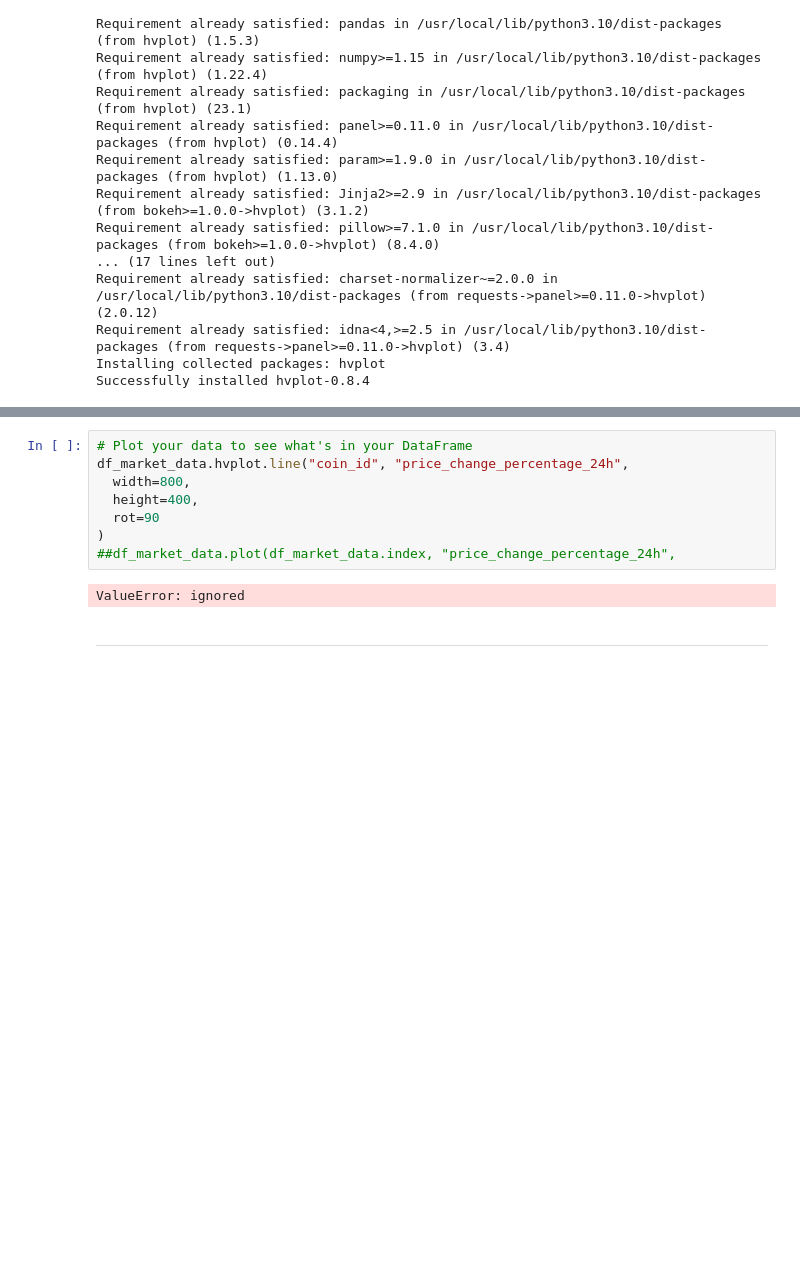
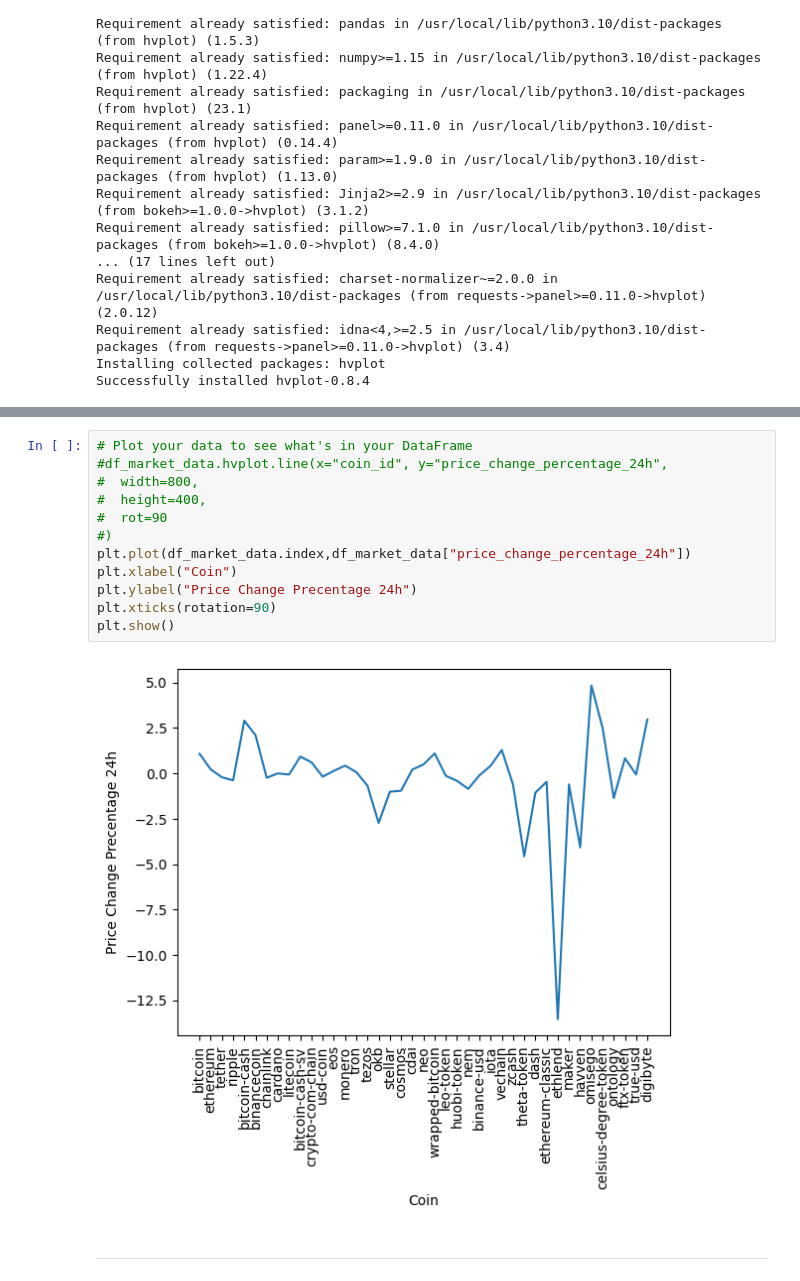
Before and after one commit to kdmorjam/CryptoClustering, a Jupyter notebook: Crypto_Clustering.ipynb, the cells around one changed output, grey strips where cells are left out. Drawn from its saved outputs; the diff is of its cells as text; blank space fills up the shorter version.

```diff
--- a/Crypto_Clustering.ipynb
+++ b/Crypto_Clustering.ipynb
@@ -64,14 +62,18 @@ df_describe
 | max | 4.840330 | 20.694590 | 24.239190 | 140.795700 | ... |
 # %%
 # Plot your data to see what's in your DataFrame
-df_market_data.hvplot.line("coin_id", "price_change_percentage_24h",
-  width=800,
-  height=400,
-  rot=90
-)
-##df_market_data.plot(df_market_data.index, "price_change_percentage_24h",
+#df_market_data.hvplot.line(x="coin_id", y="price_change_percentage_24h",
+#  width=800,
+#  height=400,
+#  rot=90
+#)
+plt.plot(df_market_data.index,df_market_data["price_change_percentage_24h"])
+plt.xlabel("Coin")
+plt.ylabel("Price Change Precentage 24h")
+plt.xticks(rotation=90)
+plt.show()
 # %% [output]
-ValueError: ignored
+[figure, added]
 # %% [markdown]
 ---
 # %% [markdown]
```
Also changed, not shown: parts of 21 cells of this notebook.
